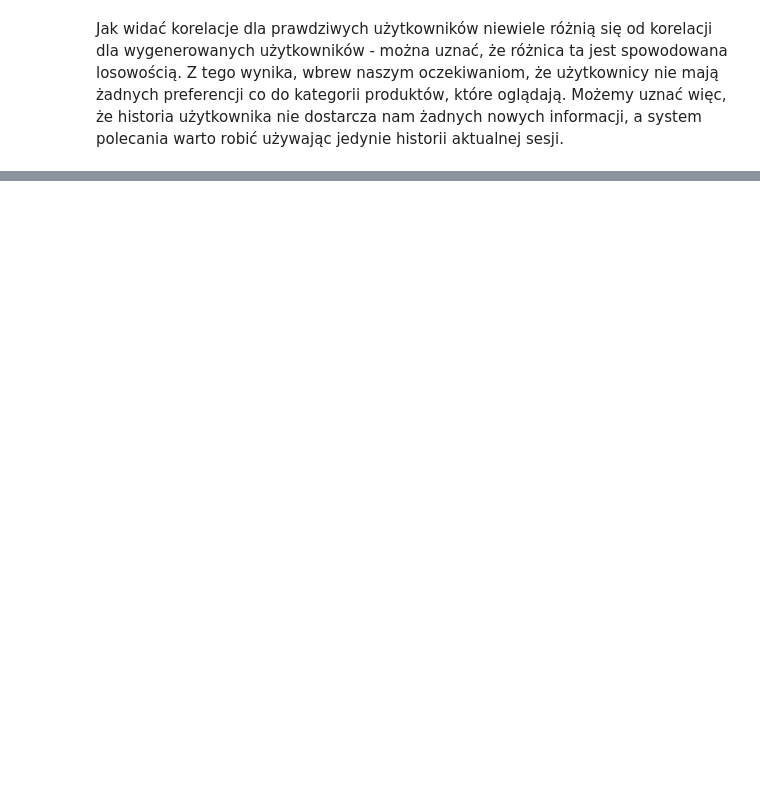
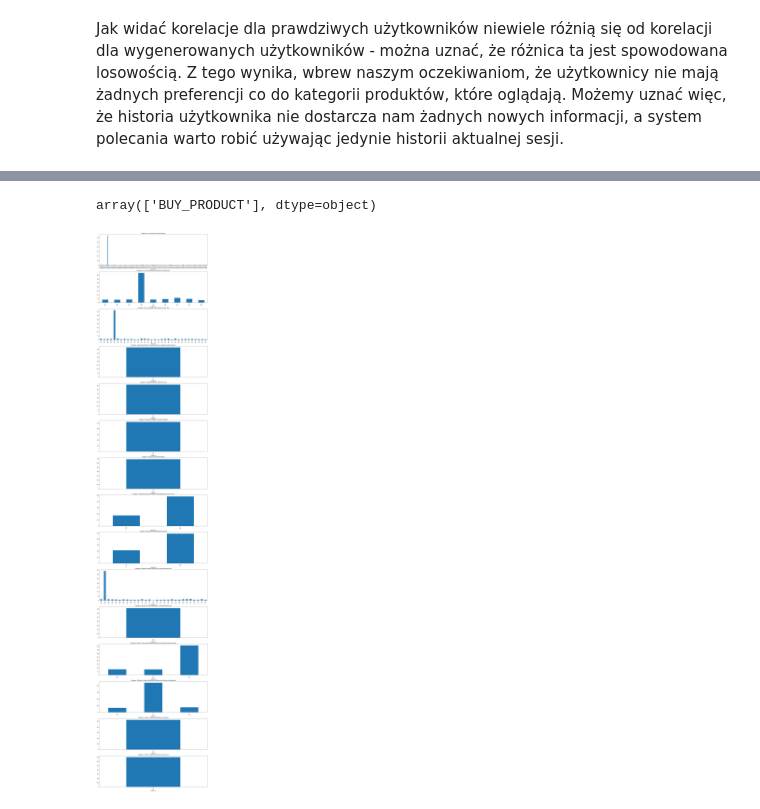
Before and after one commit to Laszer271/IUM-project, a Jupyter notebook: EDA.ipynb, the cells around one changed output, grey strips where cells are left out. Saved outputs shown, nothing was run; the diff lists cells and outputs as text; code cells hidden in the pictures; blank space fills up the shorter version.

```diff
--- a/EDA.ipynb
+++ b/EDA.ipynb
@@ -618,0 +667,6 @@ Jak widać korelacje dla prawdziwych użytkowników niewiele różnią się od k
+# %%
+df_sessions = df_sessions[df_sessions['event_type'] == 'BUY_PRODUCT']
+df = df_products.set_index('product_id')
+df_sessions = df_sessions.dropna(subset=['product_id'])
+df_sessions['product_id'] = df_sessions['product_id'].astype(int)
+df = df_sessions.join(df, on='product_id')
@@ -618,0 +682,16 @@ Jak widać korelacje dla prawdziwych użytkowników niewiele różnią się od k
+# %%
+df['event_type'].unique()
+# %% [output]
+array(['BUY_PRODUCT'], dtype=object)
+# %%
+categories = sorted(df['category_path'].unique())
+
+plt.figure(figsize=(20, len(categories) * 7))
+for i, category in enumerate(categories):
+    plt.subplot(len(categories), 1, i+1)
+    plt.title(f'Category: {category}')
+    temp = df[df['category_path'] == category]
+    temp.groupby(['product_id'])['product_id'].count().plot(kind='bar')
+plt.show()
+# %% [output]
+[figure, added]
```
Also changed, not shown: parts of 46 cells of this notebook.
